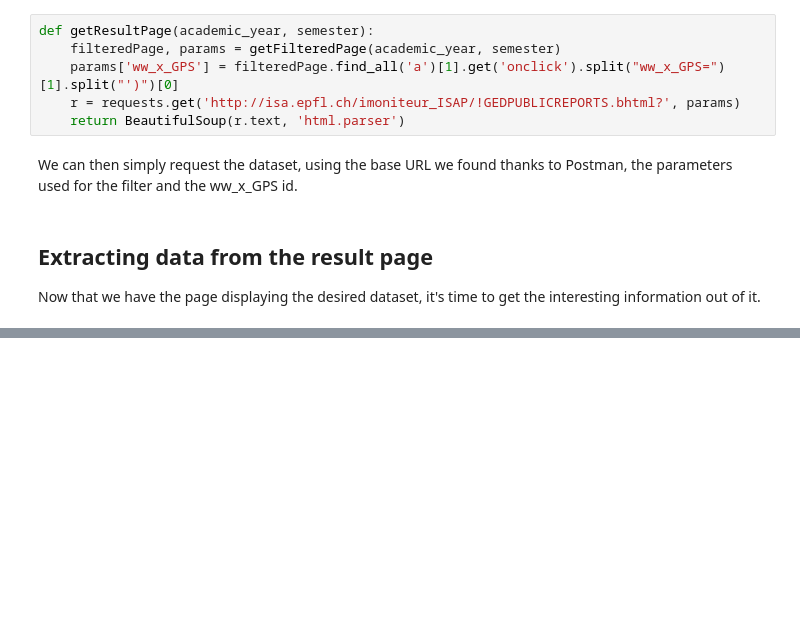
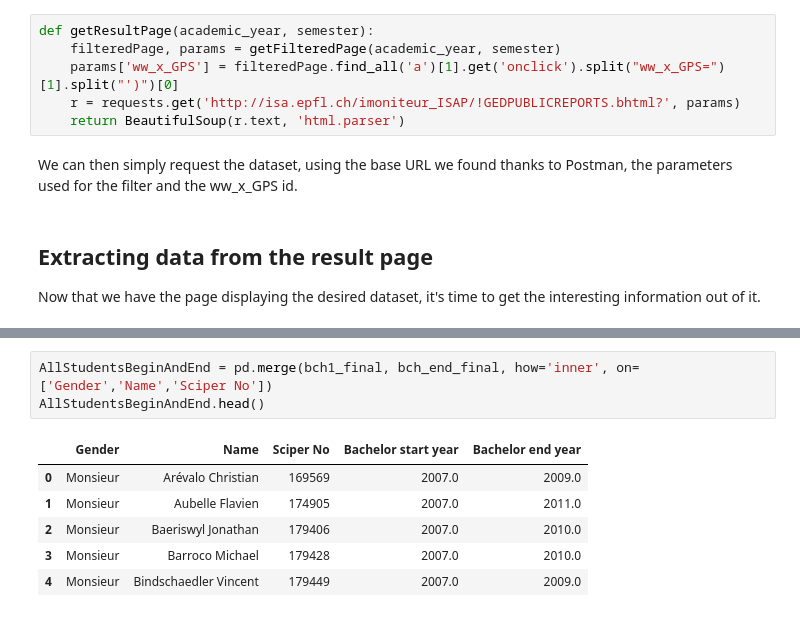
Before and after one commit to nathanquinteiro/ADA-Homework, a Jupyter notebook: 02 - Data from the Web/Data from the Web.ipynb, the cells around one changed output, grey strips where cells are left out. Drawn from its saved outputs; the diff is of its cells as text; blank space fills up the shorter version.

```diff
--- a/02 - Data from the Web/Data from the Web.ipynb
+++ b/02 - Data from the Web/Data from the Web.ipynb
@@ -177,0 +263,10 @@ pd_student
+# %%
+AllStudentsBeginAndEnd = pd.merge(bch1_final, bch_end_final, how='inner', on=['Gender','Name','Sciper No'])
+AllStudentsBeginAndEnd.head()
+# %% [output]
+|  | Gender | Name | Sciper No | Bachelor start year | Bachelor end year |
+| 0 | Monsieur | Arévalo Christian | 169569 | 2007.0 | 2009.0 |
+| 1 | Monsieur | Aubelle Flavien | 174905 | 2007.0 | 2011.0 |
+| 2 | Monsieur | Baeriswyl Jonathan | 179406 | 2007.0 | 2010.0 |
+| 3 | Monsieur | Barroco Michael | 179428 | 2007.0 | 2010.0 |
+| 4 | Monsieur | Bindschaedler Vincent | 179449 | 2007.0 | 2009.0 |
```
Also changed, not shown: parts of 21 cells of this notebook.
